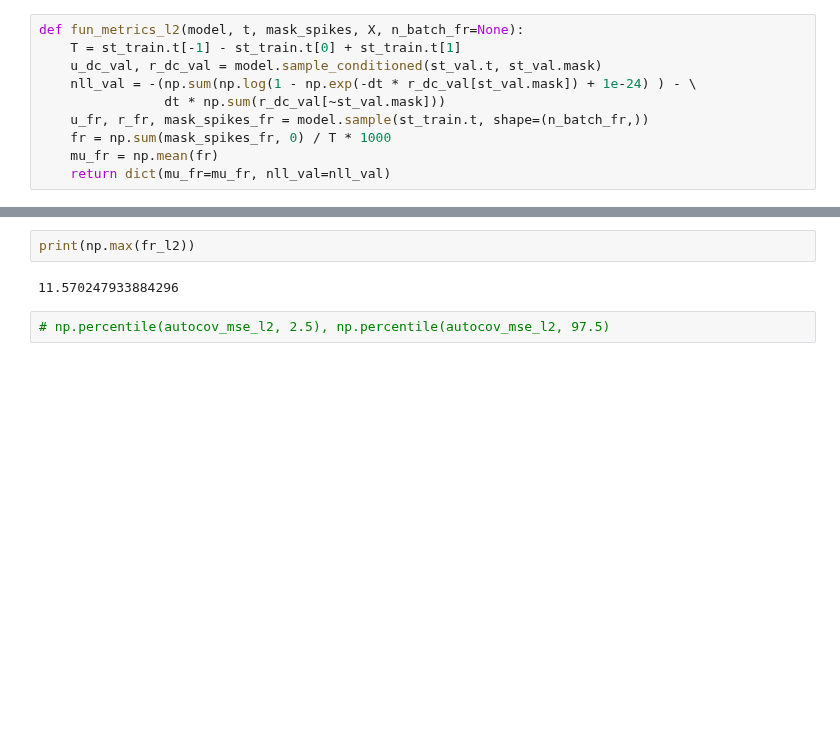
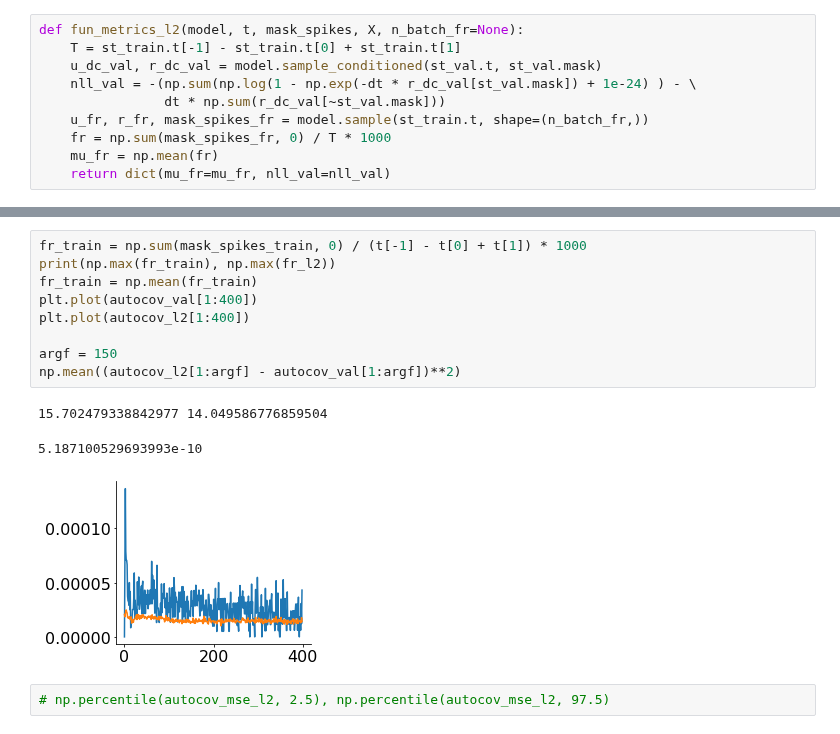
Before and after one commit to diegoarri91/mmd-glm, a Jupyter notebook: experiments/figure4/huk_ml_l2.ipynb, the cells around one changed output, grey strips where cells are left out. Cells and saved outputs as stored; diff of their text form; blank space fills up the shorter version.

```diff
--- a/experiments/figure4/huk_ml_l2.ipynb
+++ b/experiments/figure4/huk_ml_l2.ipynb
@@ -380,7 +402,16 @@ z_cum_l2_val = np.append(0., np.cumsum(values) / np.sum(values))
-# %%
-print(np.max(fr_l2))
-# %% [output]
-11.570247933884296
+# %%
+fr_train = np.sum(mask_spikes_train, 0) / (t[-1] - t[0] + t[1]) * 1000
+print(np.max(fr_train), np.max(fr_l2))
+fr_train = np.mean(fr_train)
+plt.plot(autocov_val[1:400])
+plt.plot(autocov_l2[1:400])
+
+argf = 150
+np.mean((autocov_l2[1:argf] - autocov_val[1:argf])**2)
+# %% [output]
+15.702479338842977 14.049586776859504
+5.187100529693993e-10
+[figure, added]
 # %%
 # np.percentile(autocov_mse_l2, 2.5), np.percentile(autocov_mse_l2, 97.5)
 # %%
```
Also changed, not shown: parts of 9 cells of this notebook, 5 other files.
